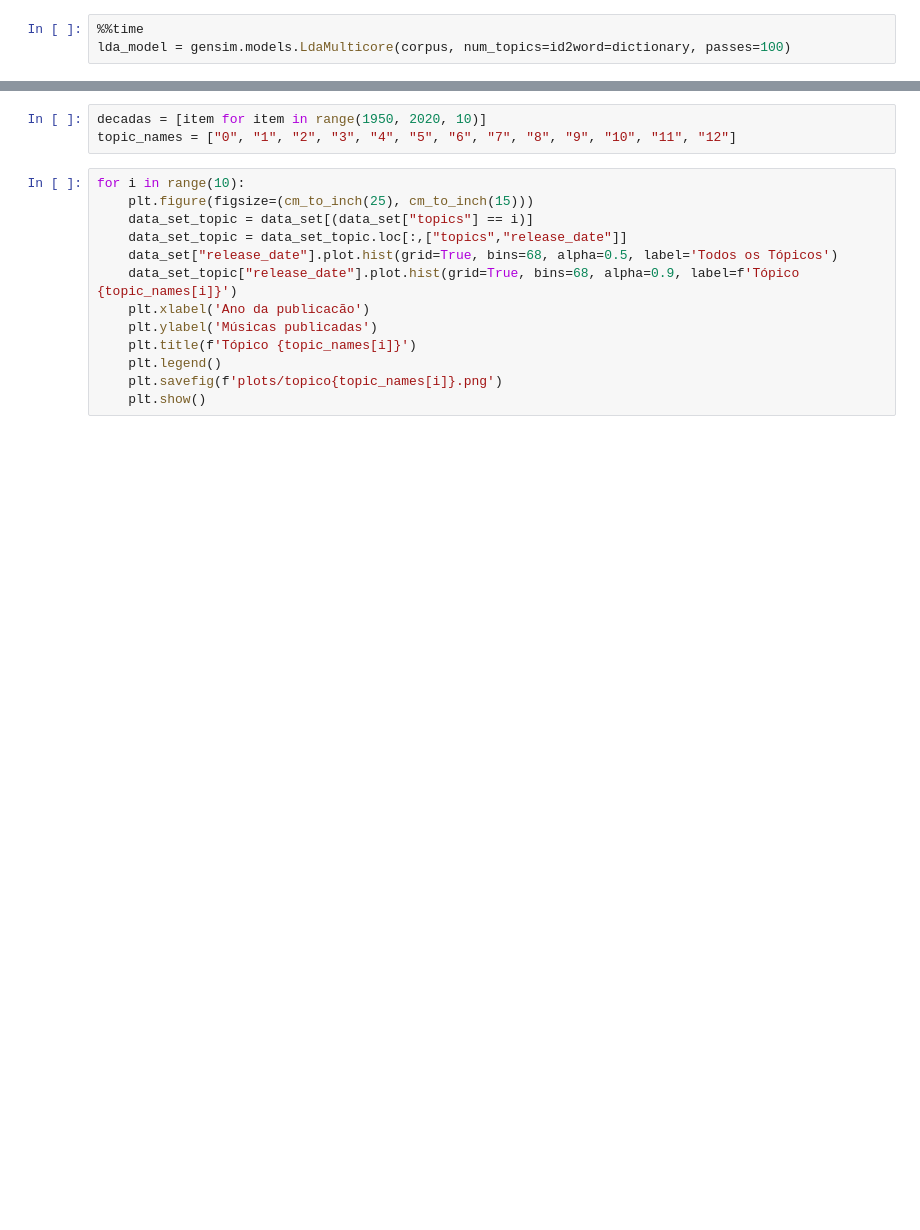
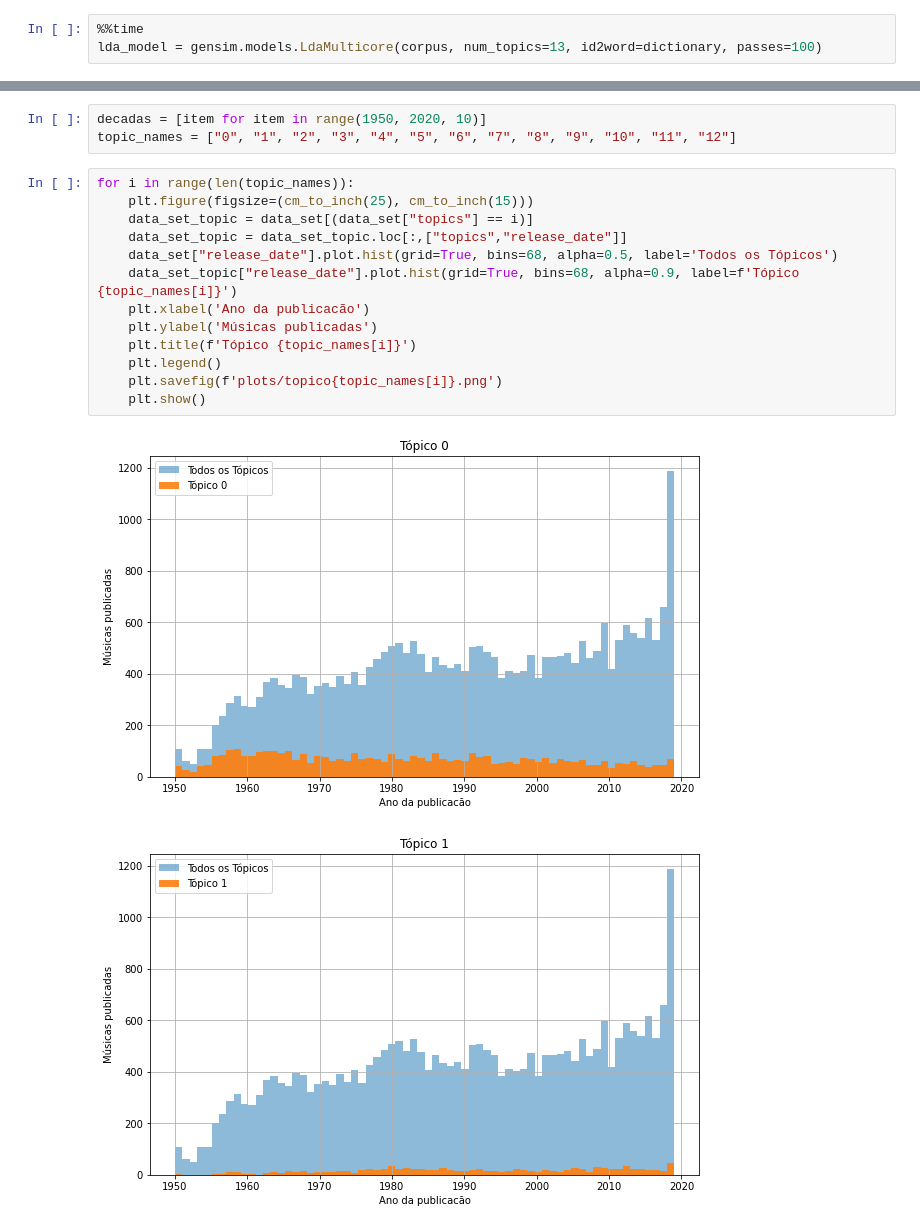
Before and after one commit to beatrizmie/Amazon_Reviews_Sentiment_Analysis, a Jupyter notebook: projeto.ipynb, the cells around one changed output, grey strips where cells are left out. Drawn from its saved outputs; the diff is of its cells as text; blank space fills up the shorter version.

```diff
--- a/projeto.ipynb
+++ b/projeto.ipynb
@@ -64,3 +76,3 @@ corpus = [dictionary.doc2bow(lyric) for lyric in processed_lyrics]
 # %%
 %%time
-lda_model = gensim.models.LdaMulticore(corpus, num_topics=id2word=dictionary, passes=100)
+lda_model = gensim.models.LdaMulticore(corpus, num_topics=13, id2word=dictionary, passes=100)
@@ -140,15 +177,18 @@ plt.show()
 decadas = [item for item in range(1950, 2020, 10)]
 topic_names = ["0", "1", "2", "3", "4", "5", "6", "7", "8", "9", "10", "11", "12"]
 # %%
-for i in range(10):
+for i in range(len(topic_names)):
     plt.figure(figsize=(cm_to_inch(25), cm_to_inch(15)))
     data_set_topic = data_set[(data_set["topics"] == i)]
     data_set_topic = data_set_topic.loc[:,["topics","release_date"]]
     data_set["release_date"].plot.hist(grid=True, bins=68, alpha=0.5, label='Todos os Tópicos')
     data_set_topic["release_date"].plot.hist(grid=True, bins=68, alpha=0.9, label=f'Tópico {topic_names[i]}')
     plt.xlabel('Ano da publicacão')
     plt.ylabel('Músicas publicadas')
     plt.title(f'Tópico {topic_names[i]}')
     plt.legend()
     plt.savefig(f'plots/topico{topic_names[i]}.png')
     plt.show()
+# %% [output]
+[figure, added]
+[figure, added]
```
Also changed, not shown: parts of 14 cells of this notebook.
